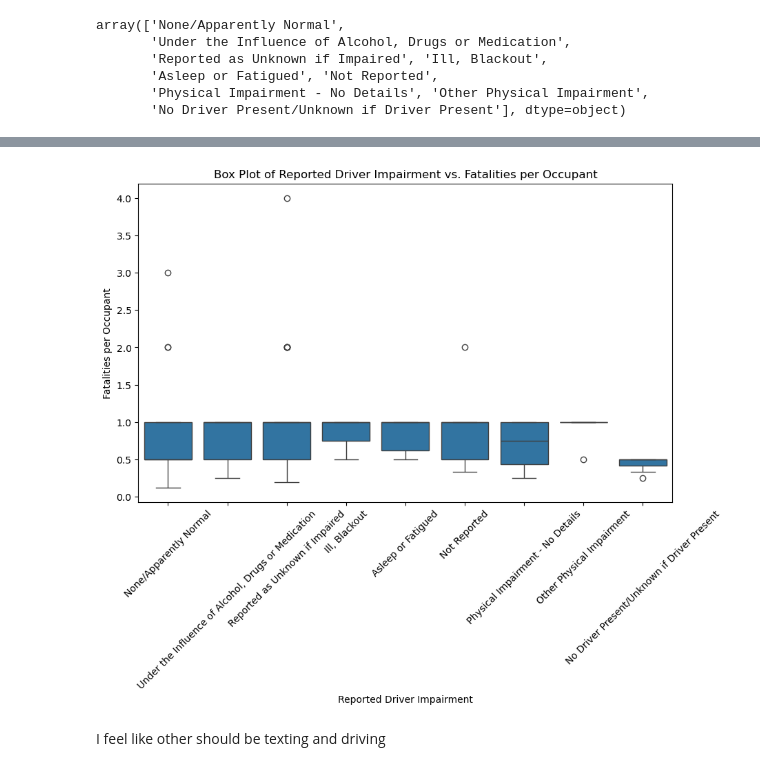
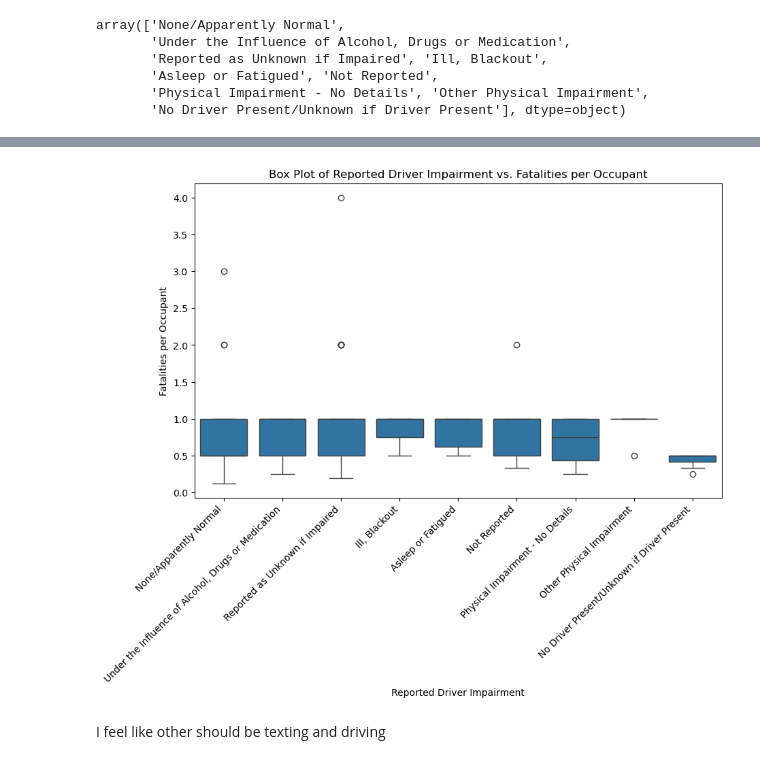
Before and after one commit to saidalli1/capstone, a Jupyter notebook: doc/fatality.ipynb, the cells around one changed output, grey strips where cells are left out. Drawn from its saved outputs; the diff is of its cells as text; code cells hidden in the pictures.

```diff
--- a/doc/fatality.ipynb
+++ b/doc/fatality.ipynb
@@ -145,41 +204,0 @@ plt.show()
-# %%
-import seaborn as sns
-import matplotlib.pyplot as plt
-
-# Group by ST_CASE to count the number of occupants in each accident
-occupants_per_accident = accident_impair_merged.groupby('ST_CASE').size()
-
-# Merge the occupancy information back into the original dataframe
-merged_df = accident_impair_merged.merge(occupants_per_accident.rename('NUMOCC'), left_on='ST_CASE', right_index=True)
-
-# Define severity levels
-def get_severity(fatals):
-    if fatals == 0:
-        return 'Low'
-    elif fatals == 1:
-        return 'Moderate'
-    else:
-        return 'High'
-
-# Create a new column for severity
-merged_df['Severity'] = merged_df['FATALS'].apply(get_severity)
-
-# Normalize fatalities by the number of occupants
-merged_df['Fatalities_Per_Occupant'] = merged_df['FATALS'] / merged_df['NUMOCC']
-
-# Define color palette for severity levels
-color = {'Low': 'blue', 'Moderate': 'orange', 'High': 'red'}
-
-plt.figure(figsize=(10, 6))
-
-# Create a box plot
-sns.boxplot(data=merged_df, x='DRIMPAIRNAME', y='Fatalities_Per_Occupant', hue='Severity', palette=color)
-plt.xlabel('Reported Driver Impairment')
-plt.ylabel('Fatalities per Occupant')
-plt.title('Box Plot of Reported Driver Impairment vs. Fatalities per Occupant')
-plt.xticks(rotation=45)
-
-# Add legend
-plt.legend(title='Severity')
-
-plt.show()
@@ -188,13 +205,14 @@ plt.show()
 # %%
 plt.figure(figsize=(10, 6))
 sns.boxplot(data=merged_df, x='DRIMPAIRNAME', y='Fatalities_Per_Occupant')
 plt.xlabel('Reported Driver Impairment')
 plt.ylabel('Fatalities per Occupant')
 plt.title('Box Plot of Reported Driver Impairment vs. Fatalities per Occupant')
-plt.xticks(rotation=45)
+plt.xticks(rotation=45, ha='right')
+#plt.tight_layout()
 plt.show()
 # %% [output]
-[figure, old version]
+[figure, new version]
 # %% [markdown]
 I feel like other should be texting and driving
 # %%
```
Also changed, not shown: parts of 14 cells of this notebook.
